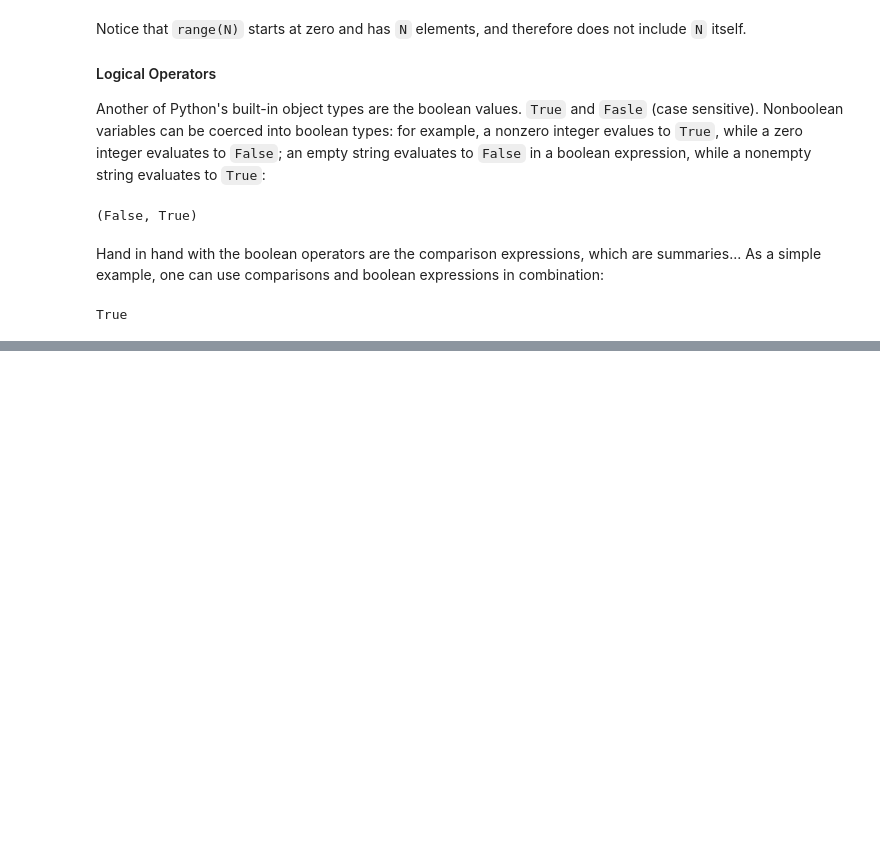
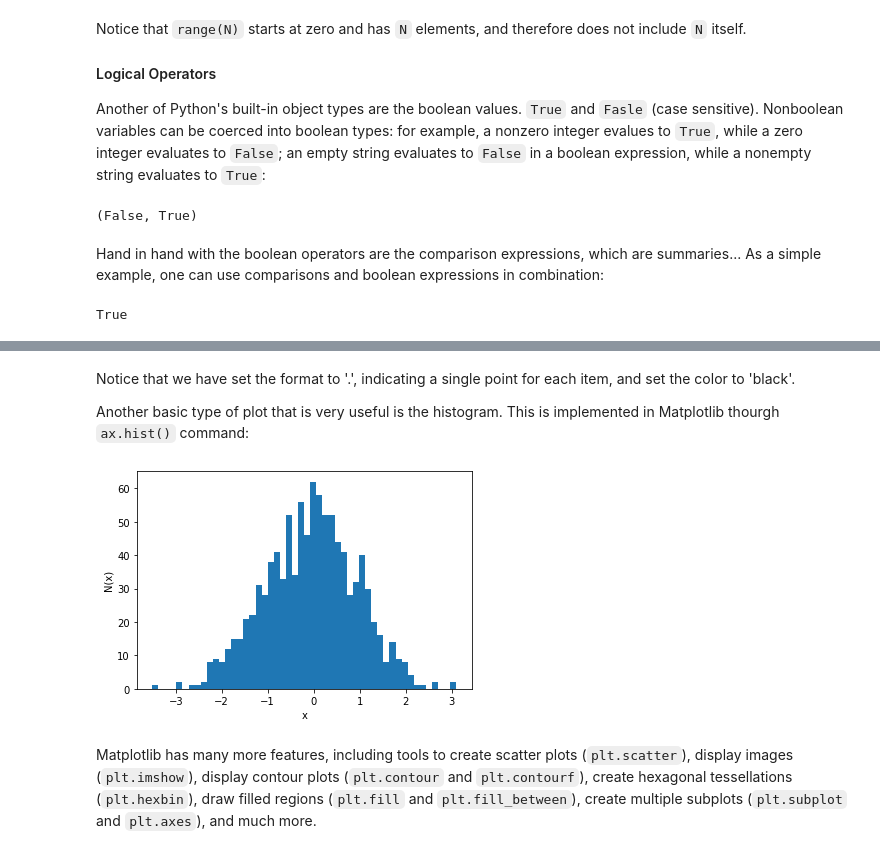
Before and after one commit to uom-lectures/PHY3287, a Jupyter notebook: lecture_1.ipynb, the cells around one changed output, grey strips where cells are left out. Drawn from its saved outputs; the diff is of its cells as text; code cells hidden in the pictures; blank space fills up the shorter version.

```diff
--- a/lecture_1.ipynb
+++ b/lecture_1.ipynb
@@ -158,0 +668,18 @@ These boolean expression become very important when used with control flow state
+# %% [markdown]
+Notice that we have set the format to '.', indicating a single point for each item, and set the color to 'black'.
+
+Another basic type of plot that is very useful is the histogram. This is implemented in Matplotlib thourgh `ax.hist()` command:
+# %%
+fig = plt.figure()
+
+x = np.random.normal ( size =1000)
+plt.hist(x, bins=50)
+plt.xlabel('x')
+plt.ylabel('N(x)')
+plt.show()
+# %% [output]
+[figure, added]
+# %% [markdown]
+Matplotlib has many more features, including tools to create scatter
+plots (`plt.scatter`), display images (`plt.imshow`), display contour plots
+(`plt.contour` and `plt.contourf`), create hexagonal tessellations (`plt.hexbin`), draw filled regions (`plt.fill` and `plt.fill_between`), create multiple subplots (`plt.subplot` and `plt.axes`), and much more.
```
Also changed, not shown: parts of 111 cells of this notebook, 1 other file.
